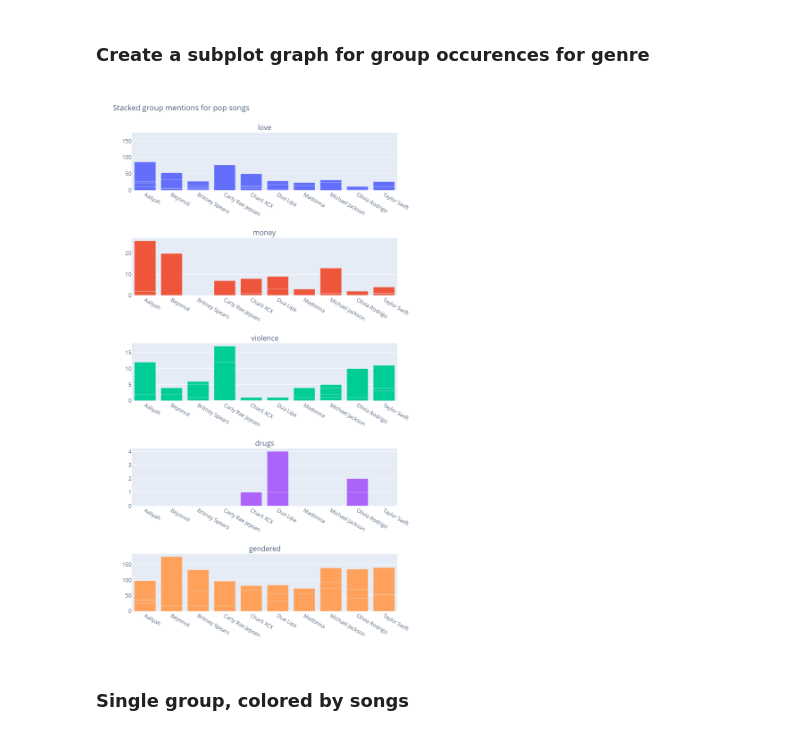
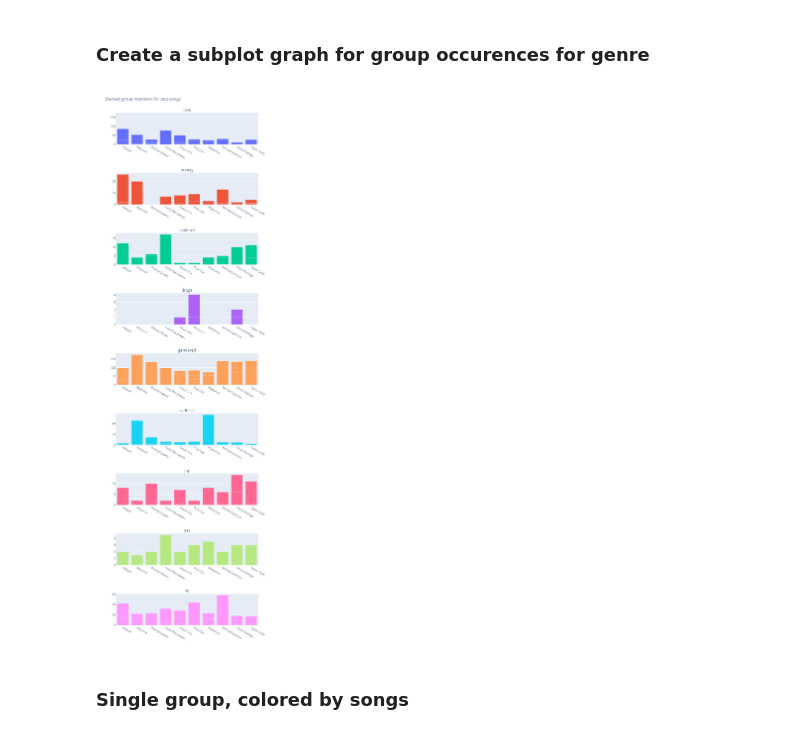
Before and after one commit to Kakackle/data_projects, a Jupyter notebook: lyrics_analysis/analysis_by_chosen_words.ipynb, the cells around one changed output. Saved outputs shown, nothing was run; the diff lists cells and outputs as text; code cells hidden in the pictures.

Commit message:
more counts, add extra gender data

```diff
--- a/lyrics_analysis/analysis_by_chosen_words.ipynb
+++ b/lyrics_analysis/analysis_by_chosen_words.ipynb
@@ -70,10 +89,17 @@ to_count_groups = [
 # %%
-for i in df.index:
-    lyrics = df['Song Lyrics'].str
-    for group in to_count_groups:
-        group_count_total = 0
-        for group_word in group['group_words']:
-            group_word_count = lyrics.count(group_word)
-            group_count_total += group_word_count
-        df[group['group']] = group_count_total
-    # artists_df['you'][i]
+def count_occurrences(df, to_count_groups):
+    df['vocab'] = 0
+    for i in df.index:
+        lyrics = df['Song Lyrics'].str
+        lyrics_set = set(df['Song Lyrics'][i].split())
+        lyrics_len = len(lyrics_set)
+        for group in to_count_groups:
+            group_count_total = 0
+            for group_word in group['group_words']:
+                group_word_count = lyrics.count(group_word)
+                group_count_total += group_word_count
+            df[group['group']] = group_count_total
+        df['vocab'][i] = lyrics_len
+    return df
+# %%
+df = count_occurrences(df, to_count_groups)
@@ -91,31 +150,31 @@ Index(['Artist', 'Song Title', 'Full Title', 'Release Date', 'Year', 'Month',
 import plotly.graph_objects as graph_objects
 from plotly.subplots import make_subplots
 # %%
-fig_groups = ['love', 'money', 'violence', 'drugs', 'gendered']
+fig_groups = ['love', 'money', 'violence', 'drugs', 'gendered', 'sadness', 'joy', 'yes', 'no']
 
 group_len = len(fig_groups)
 
-pop_group_fig = make_subplots(rows=5, cols=1, subplot_titles=fig_groups,
+pop_group_fig = make_subplots(rows=group_len, cols=1, subplot_titles=fig_groups,
                               # vertical_spacing = 0.25)
                              )
 
 for row, fig_group in enumerate(fig_groups):
     # fig = px.bar(df, x='Artist', y=fig_group, color="Song Title")
     # fig.update_layout(showlegend=False)
     fig = graph_objects.Bar(x=df['Artist'], y=df[fig_group],
                          showlegend=False, base="stack",
                          )
     # fig.update_layout(yaxis_range=[0, 175])
     pop_group_fig.append_trace(
         fig,
         row=row+1, col=1
     )
 
 pop_group_fig.update_layout(height=250*group_len, title_text="Stacked group mentions for pop songs",
                            yaxis=dict(range=[0,175]))
 pop_group_fig.show()
 # %% [output]
-[figure, old version]
+[figure, new version]
 # %% [markdown]
 ### Single group, colored by songs
 # %%
```
Also changed, not shown: parts of 11 cells of this notebook, 15 other files.
